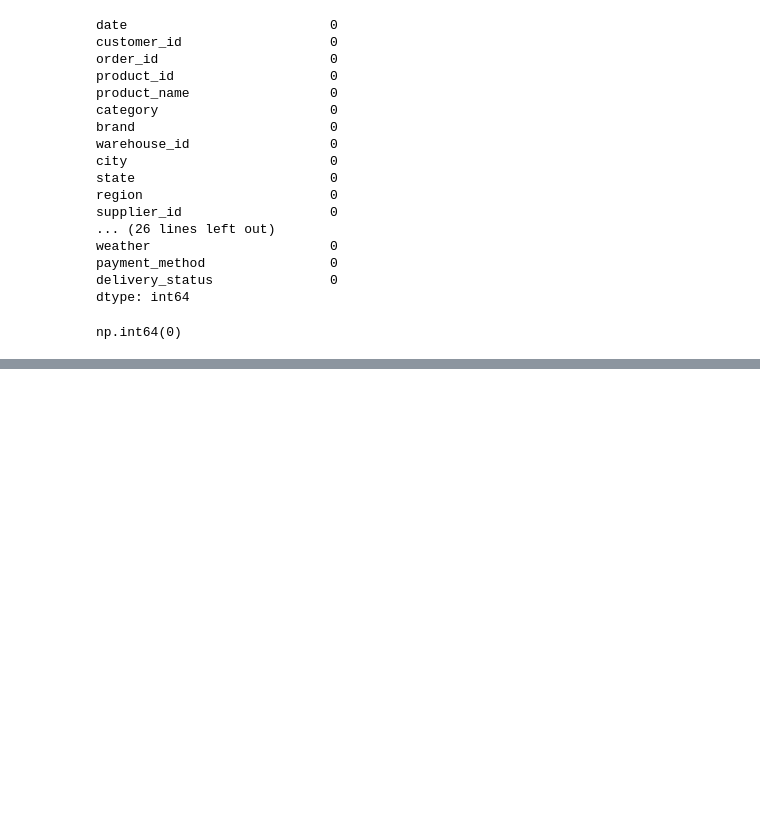
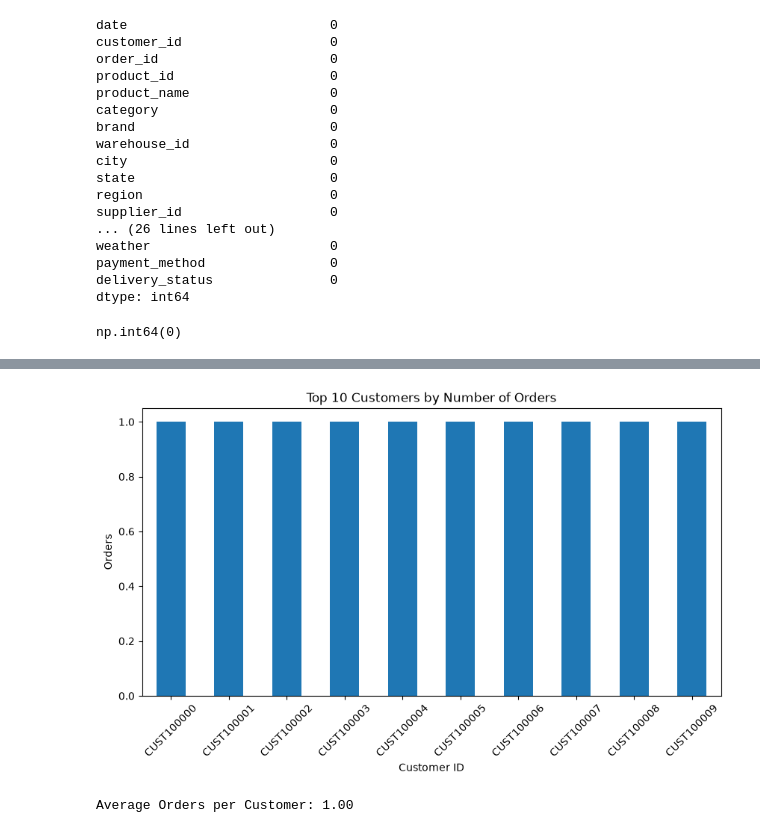
Before and after one commit to pavankumarkema/SupplyChainDemandForecasting, a Jupyter notebook: notebooks/01_data_understanding.ipynb, the cells around one changed output, grey strips where cells are left out. Cells and saved outputs as stored; diff of their text form; code cells hidden in the pictures; blank space fills up the shorter version.

```diff
--- a/notebooks/01_data_understanding.ipynb
+++ b/notebooks/01_data_understanding.ipynb
@@ -100,0 +331,4 @@ np.int64(0)
+# %%
+top_customers = df["customer_id"].value_counts().head(10)
+
+top_customers
@@ -100,0 +348,18 @@ np.int64(0)
+# %%
+top_customers.plot(kind="bar", figsize=(10,5))
+
+plt.title("Top 10 Customers by Number of Orders")
+plt.xlabel("Customer ID")
+plt.ylabel("Orders")
+
+plt.xticks(rotation=45)
+
+plt.show()
+# %% [output]
+[figure, added]
+# %%
+average_orders = customer_orders.mean()
+
+print(f"Average Orders per Customer: {average_orders:.2f}")
+# %% [output]
+Average Orders per Customer: 1.00
```
Also changed, not shown: parts of 170 cells of this notebook, 1 other file.
